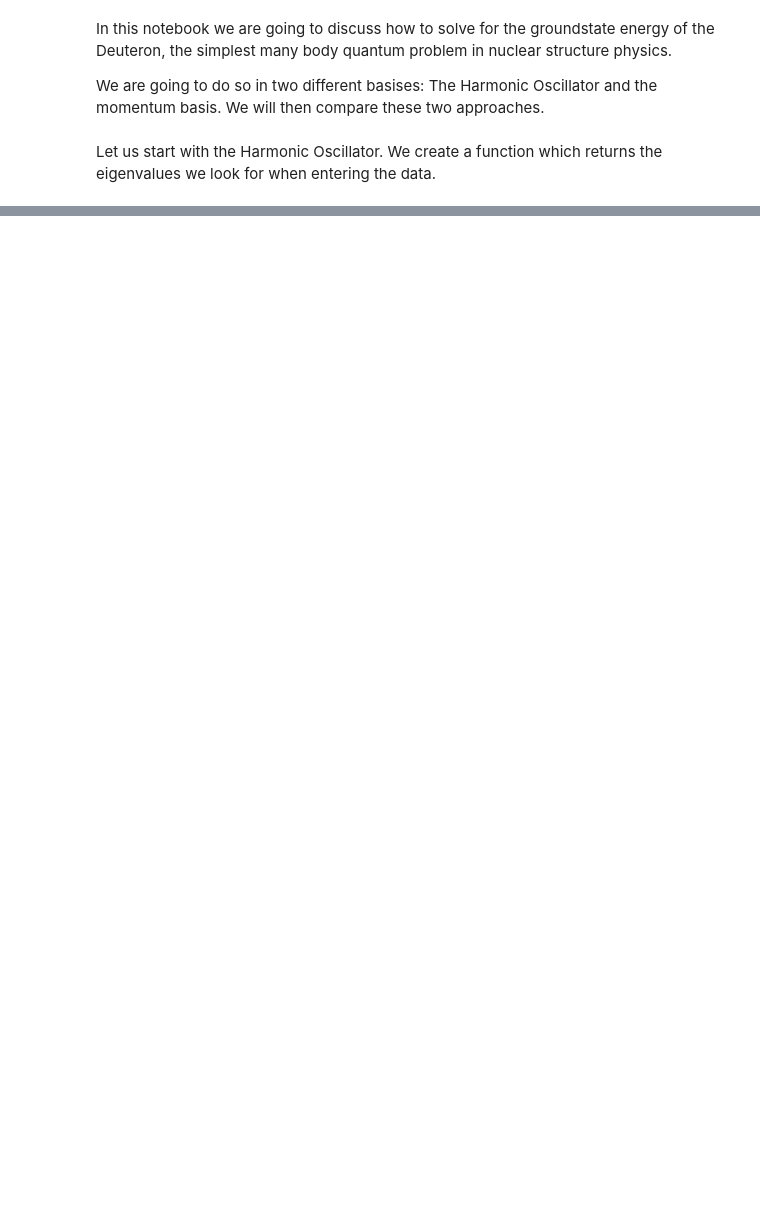
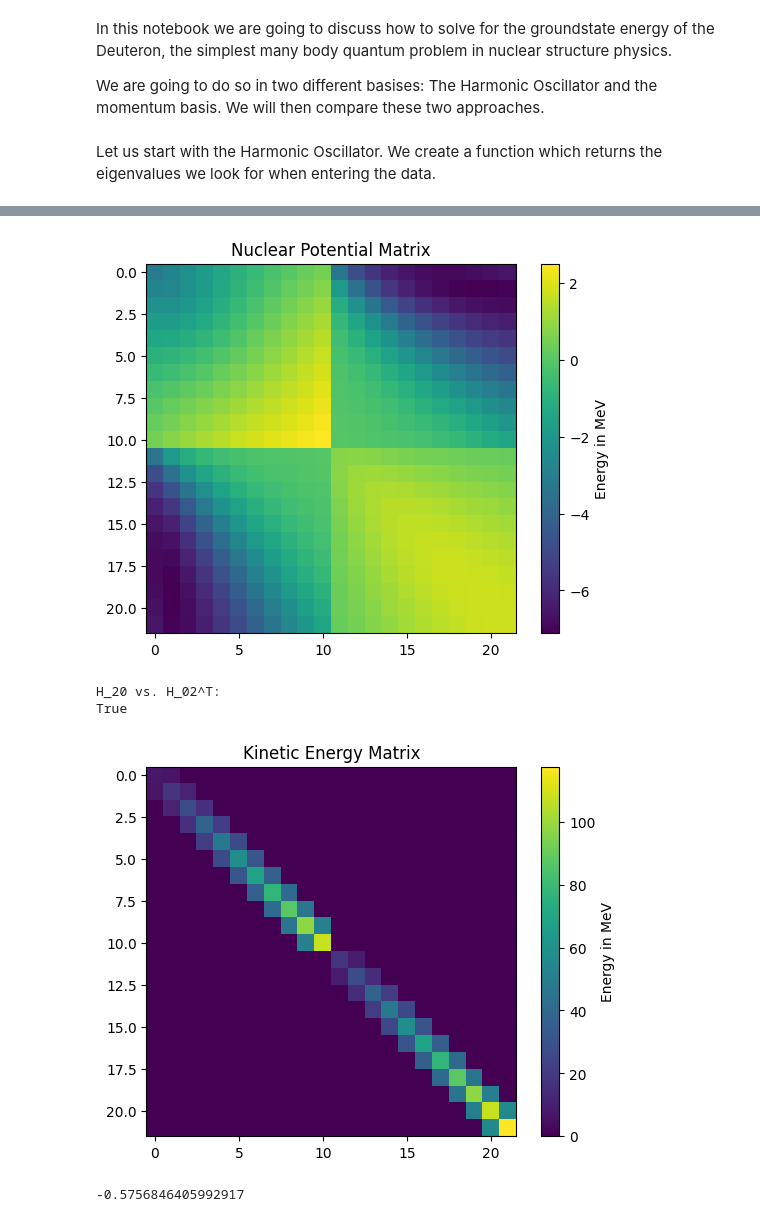
Before and after one commit to elanikum/comp_nuclear_structure_physics2025, a Jupyter notebook: deuteron_gs.ipynb, the cells around one changed output, grey strips where cells are left out. Saved outputs shown, nothing was run; the diff lists cells and outputs as text; code cells hidden in the pictures; blank space fills up the shorter version.

```diff
--- a/deuteron_gs.ipynb
+++ b/deuteron_gs.ipynb
@@ -97,0 +161,11 @@ True
+# %%
+H = create_hamiltonian(vNN_dat_chi2bSMSI5C[0], tRel_dat[0], 10 ,plotting = True)
+
+gsE = solve_eigensystem_gsE(vNN_dat_chi2bSMSI5C[0], tRel_dat[0], 10)
+print(gsE)
+# %% [output]
+[figure, added]
+H_20 vs. H_02^T:
+True
+[figure, added]
+-0.5756846405992917
```
Also changed, not shown: parts of 9 cells of this notebook, 1 other file.
